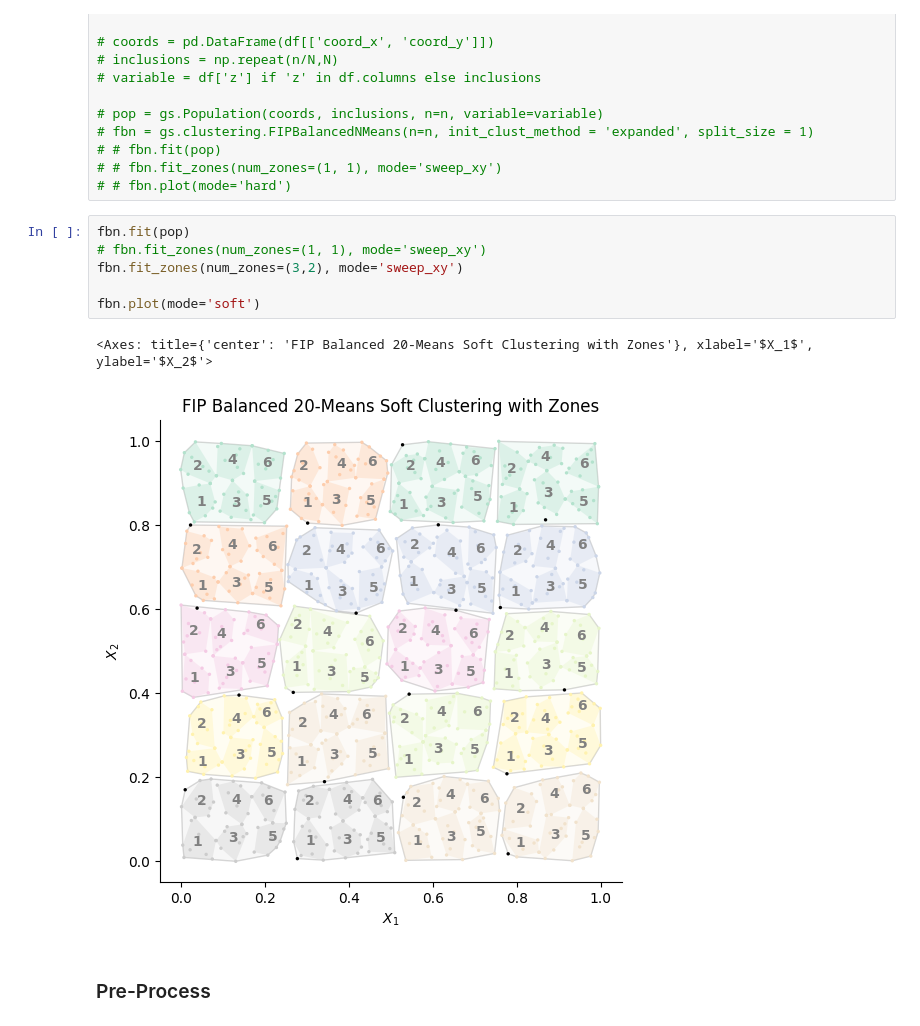
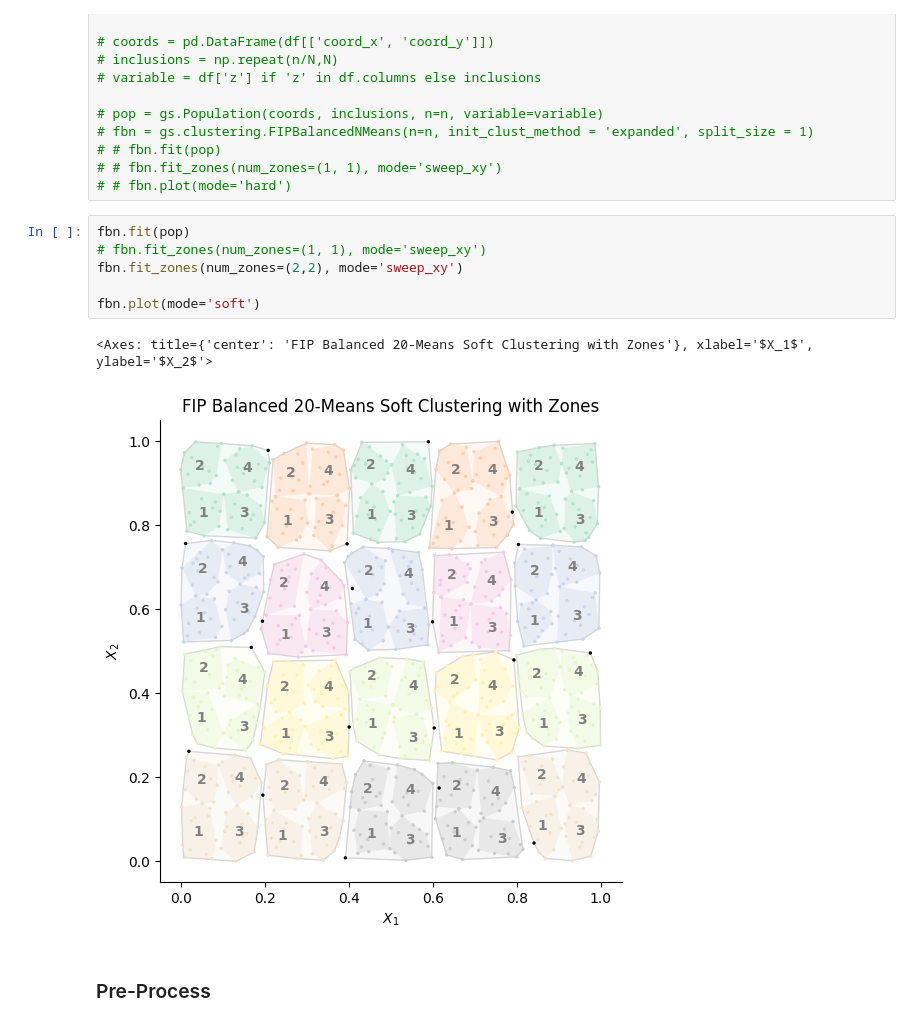
Before and after one commit to mehdimhb/graphical-sampling, a Jupyter notebook: simulations/jupyters/sampling.ipynb, the cells around one changed output. Cells and saved outputs as stored; diff of their text form.

```diff
--- a/simulations/jupyters/sampling.ipynb
+++ b/simulations/jupyters/sampling.ipynb
@@ -131,12 +131,12 @@ fbn = gs.clustering.FIPBalancedNMeans(n=n, init_clust_method = 'expanded', split
 # %%
 fbn.fit(pop)
 # fbn.fit_zones(num_zones=(1, 1), mode='sweep_xy')
-fbn.fit_zones(num_zones=(3,2), mode='sweep_xy')
+fbn.fit_zones(num_zones=(2,2), mode='sweep_xy')
 
 fbn.plot(mode='soft')
 # %% [output]
 <Axes: title={'center': 'FIP Balanced 20-Means Soft Clustering with Zones'}, xlabel='$X_1$', ylabel='$X_2$'>
-[figure, old version]
+[figure, new version]
 # %% [markdown]
 ### Pre-Process
 # %%
```
Also changed, not shown: parts of 9 cells of this notebook, 5 other files.
